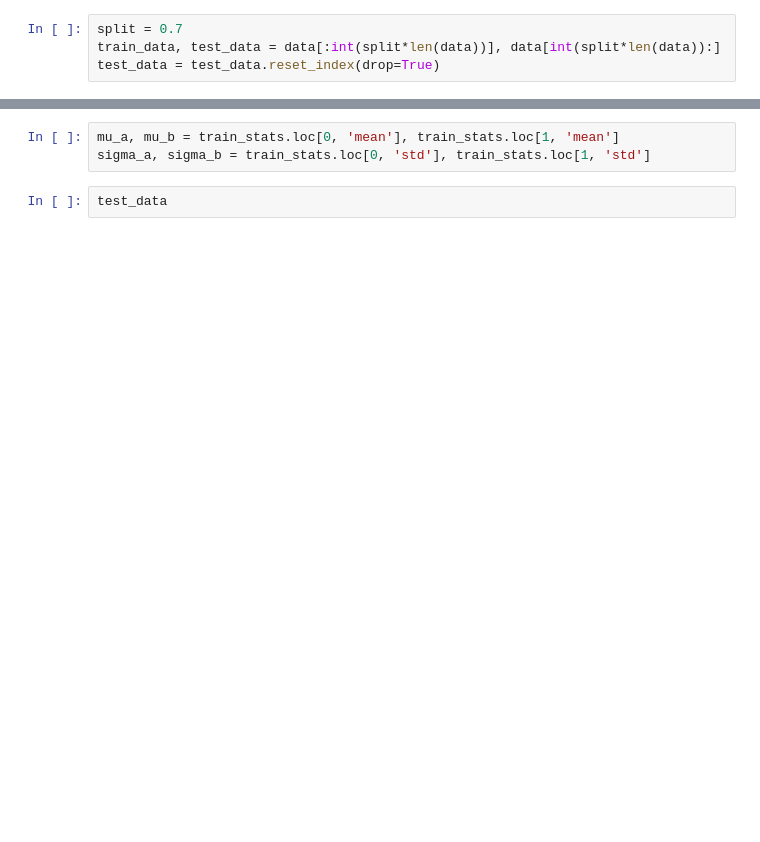
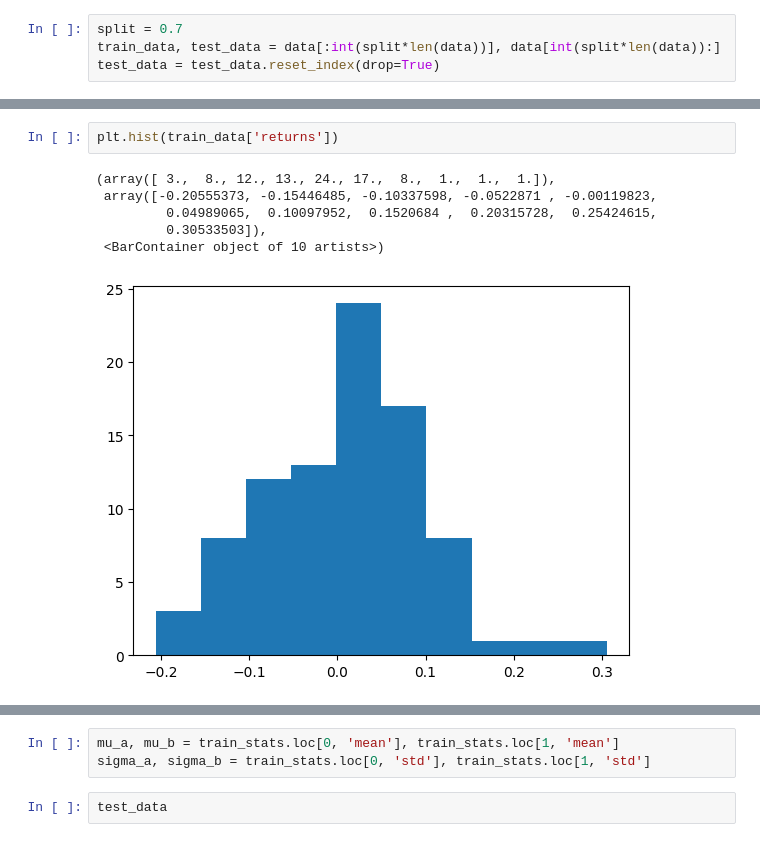
Before and after one commit to adityapentyala/markov-switching-model-trading, a Jupyter notebook: src/modelling.ipynb, the cells around one changed output, grey strips where cells are left out. Drawn from its saved outputs; the diff is of its cells as text; blank space fills up the shorter version.

```diff
--- a/src/modelling.ipynb
+++ b/src/modelling.ipynb
@@ -43,3 +43,12 @@ train_data.plot()
+# %%
+plt.hist(train_data['returns'])
+# %% [output]
+(array([ 3.,  8., 12., 13., 24., 17.,  8.,  1.,  1.,  1.]),
+ array([-0.20555373, -0.15446485, -0.10337598, -0.0522871 , -0.00119823,
+         0.04989065,  0.10097952,  0.1520684 ,  0.20315728,  0.25424615,
+         0.30533503]),
+ <BarContainer object of 10 artists>)
+[figure, added]
 # %%
 train_asset_states, train_stats = identify_bull_bear_states(train_data)
 # %% [output]
```
Also changed, not shown: parts of 25 cells of this notebook, 7 other files.
